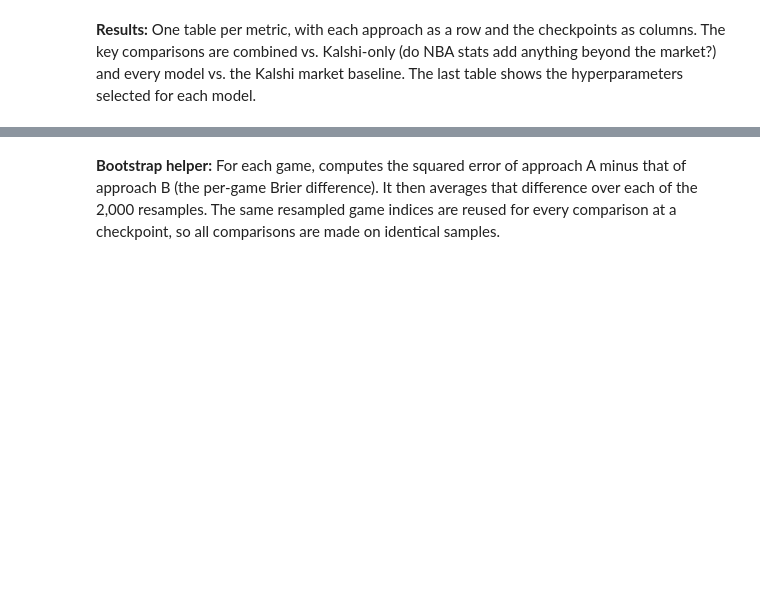
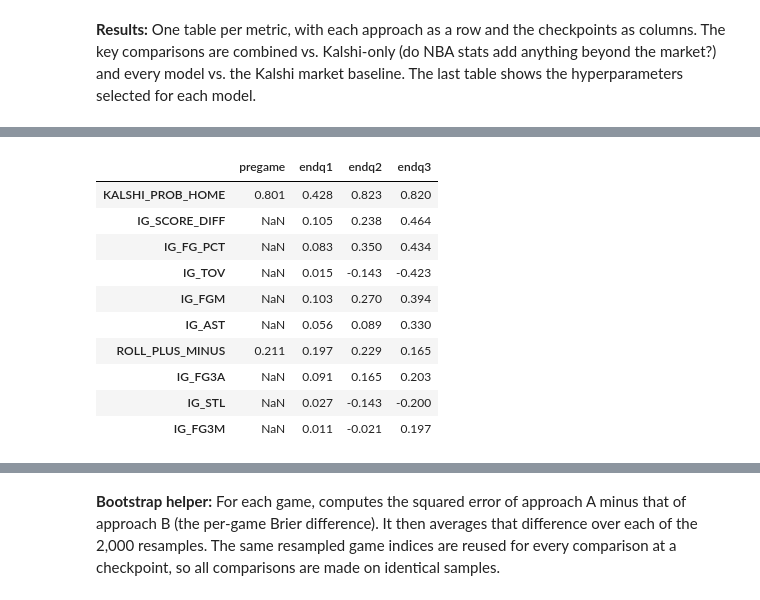
Before and after one commit to brad-hof/Milestone2, a Jupyter notebook: Notebooks/supervised_section.ipynb, the cells around one changed output, grey strips where cells are left out. Saved outputs shown, nothing was run; the diff lists cells and outputs as text; code cells hidden in the pictures; blank space fills up the shorter version.

```diff
--- a/Notebooks/supervised_section.ipynb
+++ b/Notebooks/supervised_section.ipynb
@@ -525,0 +267,23 @@ Selected hyperparameters
+# %%
+coef_table = pd.concat(
+    {checkpoint: pd.Series(
+        fitted_models[(checkpoint, "combined", "logistic_regression")]
+            .named_steps["logisticregression"].coef_[0],
+        index=feature_sets(tables[checkpoint])["combined"])
+     for checkpoint in CHECKPOINTS},
+    axis=1)
+
+top = coef_table.abs().max(axis=1).sort_values(ascending=False).index[:10]
+coef_table.loc[top].round(3)
+# %% [output]
+|  | pregame | endq1 | endq2 | endq3 |
+| KALSHI_PROB_HOME | 0.801 | 0.428 | 0.823 | 0.820 |
+| IG_SCORE_DIFF | NaN | 0.105 | 0.238 | 0.464 |
+| IG_FG_PCT | NaN | 0.083 | 0.350 | 0.434 |
+| IG_TOV | NaN | 0.015 | -0.143 | -0.423 |
+| IG_FGM | NaN | 0.103 | 0.270 | 0.394 |
+| IG_AST | NaN | 0.056 | 0.089 | 0.330 |
+| ROLL_PLUS_MINUS | 0.211 | 0.197 | 0.229 | 0.165 |
+| IG_FG3A | NaN | 0.091 | 0.165 | 0.203 |
+| IG_STL | NaN | 0.027 | -0.143 | -0.200 |
+| IG_FG3M | NaN | 0.011 | -0.021 | 0.197 |
```
Also changed, not shown: parts of 56 cells of this notebook, 5 other files.
